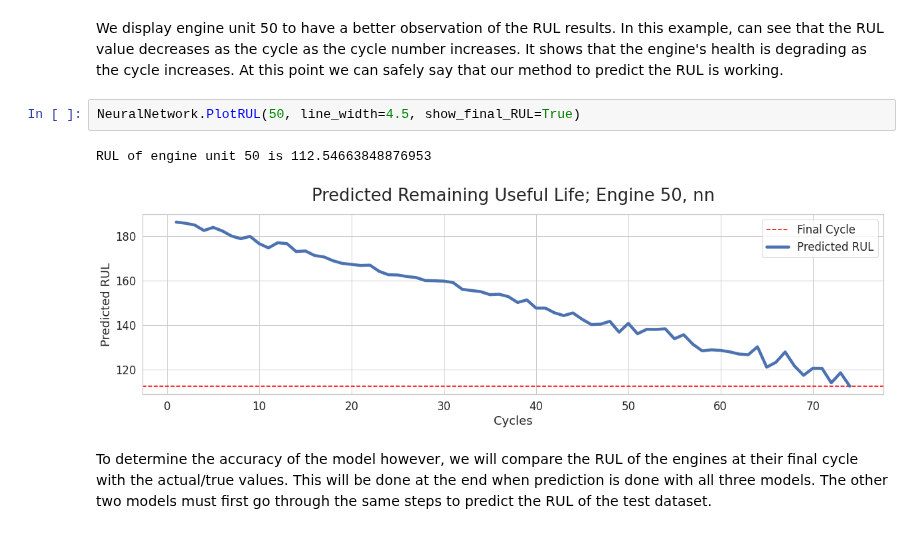
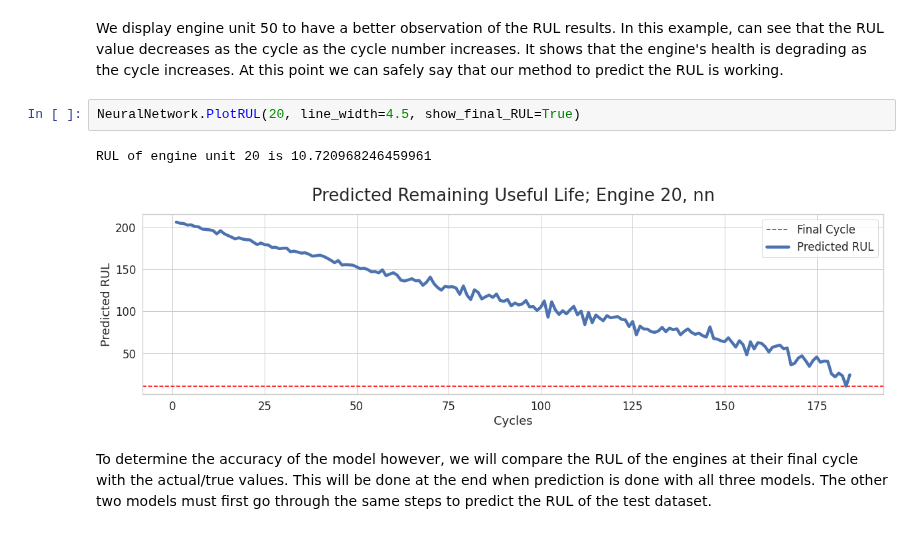
Before and after one commit to luqmanbuang/Aircraft-Engine-Lifetime-Prediction-with-Machine-Learning, a Jupyter notebook: Main.ipynb, the cells around one changed output. Drawn from its saved outputs; the diff is of its cells as text.

```diff
--- a/Main.ipynb
+++ b/Main.ipynb
@@ -471,10 +464,10 @@ NeuralNetwork.PlotRUL(line_width=2)
 # %% [markdown]
 We display engine unit 50 to have a better observation of the RUL results. In this example, can see that the RUL value decreases as the cycle as the cycle number increases. It shows that the engine's health is degrading as the cycle increases. At this point we can safely say that our method to predict the RUL is working.
 # %%
-NeuralNetwork.PlotRUL(50, line_width=4.5, show_final_RUL=True)
+NeuralNetwork.PlotRUL(20, line_width=4.5, show_final_RUL=True)
 # %% [output]
-RUL of engine unit 50 is 112.54663848876953
+RUL of engine unit 20 is 10.720968246459961
-[figure, old version]
+[figure, new version]
 # %% [markdown]
 To determine the accuracy of the model however, we will compare the RUL of the engines at their final cycle with the actual/true values. This will be done at the end when prediction is done with all three models. The other two models must first go through the same steps to predict the RUL of the test dataset.
 # %% [markdown]
```
Also changed, not shown: parts of 13 cells of this notebook.
